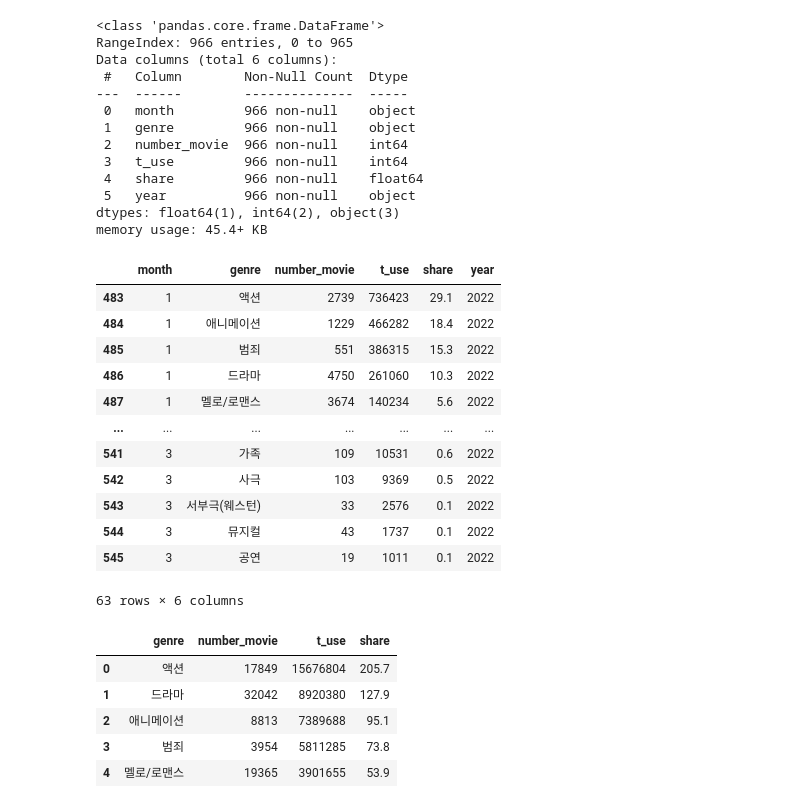
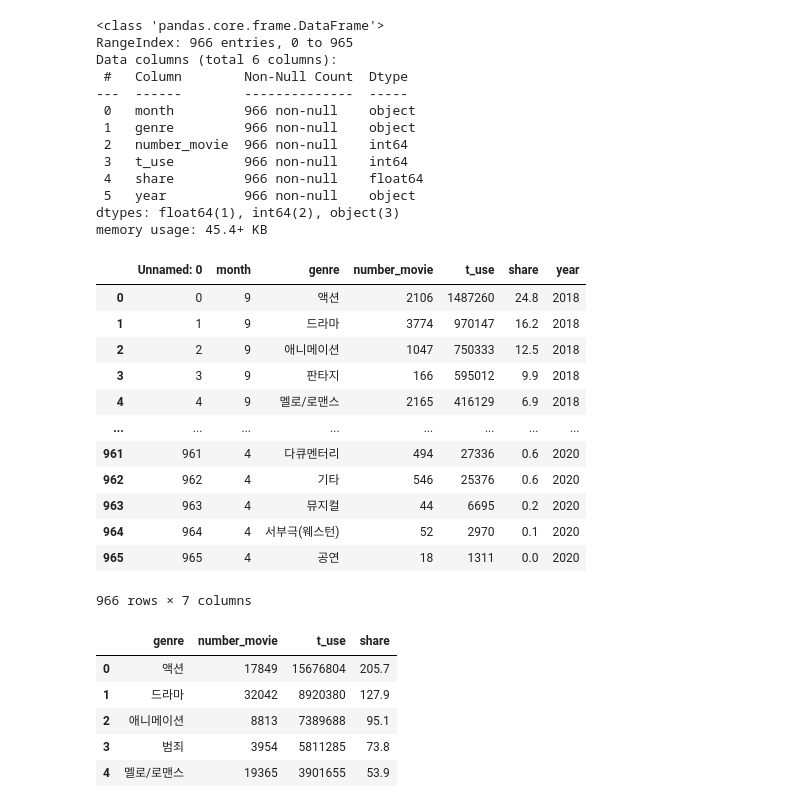
Before and after one commit to jeongmin5o/-DA-movie_covid19-analysis, a Jupyter notebook: mini_vis.ipynb, the cells around one changed output. Drawn from its saved outputs; the diff is of its cells as text; code cells hidden in the pictures.

```diff
--- a/mini_vis.ipynb
+++ b/mini_vis.ipynb
@@ -55,22 +56,22 @@ Data columns (total 6 columns):
  5   year          966 non-null    object
 dtypes: float64(1), int64(2), object(3)
 memory usage: 45.4+ KB
-# %%
-genre_total[genre_total['year'] == 2022]
-# %% [output]
-|  | month | genre | number_movie | t_use | share | year |
-| 483 | 1 | 액션 | 2739 | 736423 | 29.1 | 2022 |
-| 484 | 1 | 애니메이션 | 1229 | 466282 | 18.4 | 2022 |
-| 485 | 1 | 범죄 | 551 | 386315 | 15.3 | 2022 |
-| 486 | 1 | 드라마 | 4750 | 261060 | 10.3 | 2022 |
-| 487 | 1 | 멜로/로맨스 | 3674 | 140234 | 5.6 | 2022 |
-| ... | ... | ... | ... | ... | ... | ... |
-| 541 | 3 | 가족 | 109 | 10531 | 0.6 | 2022 |
-| 542 | 3 | 사극 | 103 | 9369 | 0.5 | 2022 |
-| 543 | 3 | 서부극(웨스턴) | 33 | 2576 | 0.1 | 2022 |
-| 544 | 3 | 뮤지컬 | 43 | 1737 | 0.1 | 2022 |
-| 545 | 3 | 공연 | 19 | 1011 | 0.1 | 2022 |
-63 rows × 6 columns
+# %%
+genre_total
+# %% [output]
+|  | Unnamed: 0 | month | genre | number_movie | t_use | share | year |
+| 0 | 0 | 9 | 액션 | 2106 | 1487260 | 24.8 | 2018 |
+| 1 | 1 | 9 | 드라마 | 3774 | 970147 | 16.2 | 2018 |
+| 2 | 2 | 9 | 애니메이션 | 1047 | 750333 | 12.5 | 2018 |
+| 3 | 3 | 9 | 판타지 | 166 | 595012 | 9.9 | 2018 |
+| 4 | 4 | 9 | 멜로/로맨스 | 2165 | 416129 | 6.9 | 2018 |
+| ... | ... | ... | ... | ... | ... | ... | ... |
+| 961 | 961 | 4 | 다큐멘터리 | 494 | 27336 | 0.6 | 2020 |
+| 962 | 962 | 4 | 기타 | 546 | 25376 | 0.6 | 2020 |
+| 963 | 963 | 4 | 뮤지컬 | 44 | 6695 | 0.2 | 2020 |
+| 964 | 964 | 4 | 서부극(웨스턴) | 52 | 2970 | 0.1 | 2020 |
+| 965 | 965 | 4 | 공연 | 18 | 1311 | 0.0 | 2020 |
+966 rows × 7 columns
 # %%
 # 2018년도
 
```
Also changed, not shown: parts of 14 cells of this notebook.
